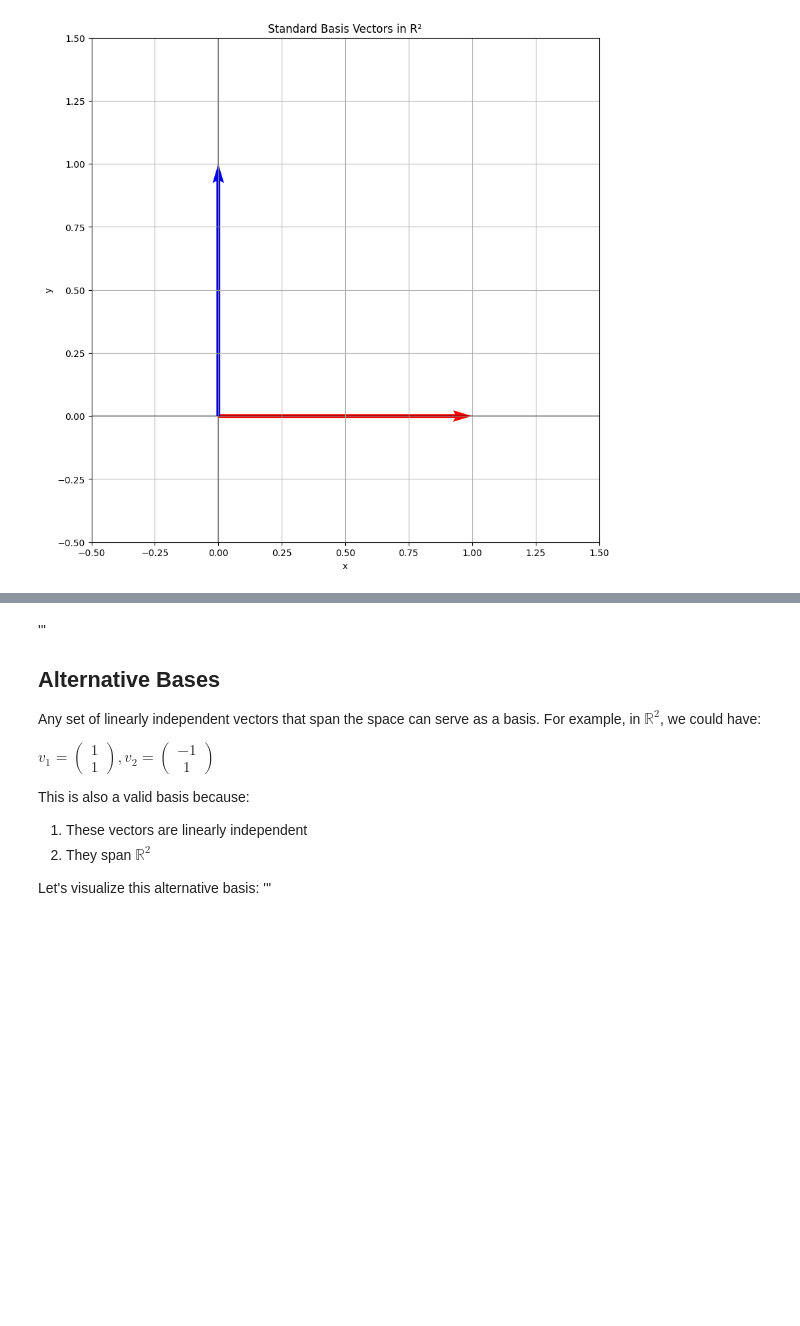
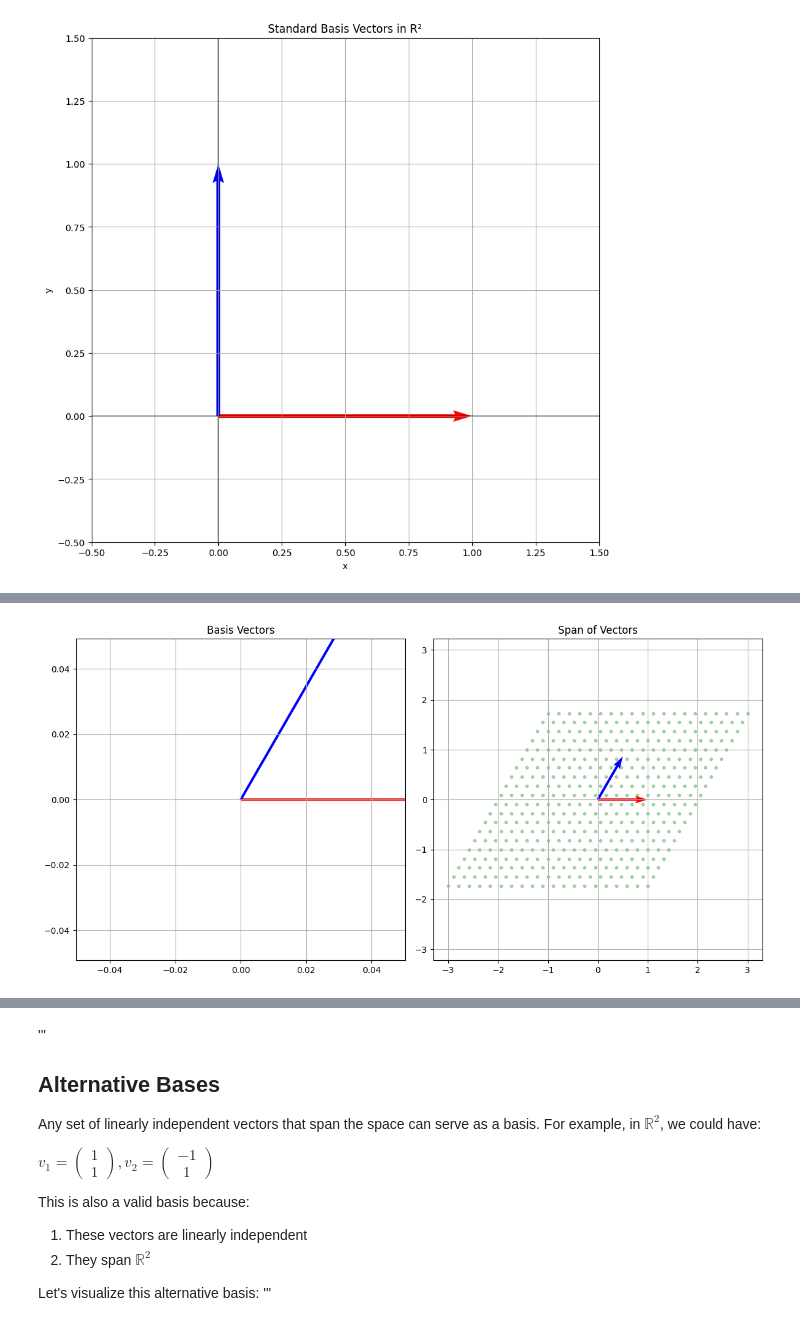
Before and after one commit to RobGhys/mi, a Jupyter notebook: notebooks/1_maths/1_core_maths.ipynb, the cells around one changed output, grey strips where cells are left out. Cells and saved outputs as stored; diff of their text form; code cells hidden in the pictures; blank space fills up the shorter version.

```diff
--- a/notebooks/1_maths/1_core_maths.ipynb
+++ b/notebooks/1_maths/1_core_maths.ipynb
@@ -59,0 +91,45 @@ plt.show()
+# %%
+def visualize_span():
+    # Create vectors
+    v1 = np.array([1, 0])
+    v2 = np.array([0.5, 0.866])  # 60-degree angle
+
+    # Create grid of coefficients
+    c1 = np.linspace(-2, 2, 20)
+    c2 = np.linspace(-2, 2, 20)
+    C1, C2 = np.meshgrid(c1, c2)
+
+    # Calculate points in span
+    X = C1*v1[0] + C2*v2[0]
+    Y = C1*v1[1] + C2*v2[1]
+
+    # Plot
+    plt.figure(figsize=(12, 6))
+
+    # Left plot: vectors
+    plt.subplot(121)
+    plt.quiver([0, 0], [0, 0], [v1[0], v2[0]], [v1[1], v2[1]],
+               angles='xy', scale_units='xy', scale=1, color=['r', 'b'])
+    plt.xlim(-2, 2)
+    plt.ylim(-2, 2)
+    plt.grid(True)
+    plt.title('Basis Vectors')
+    plt.axis('equal')
+
+    # Right plot: span
+    plt.subplot(122)
+    plt.scatter(X, Y, c='g', alpha=0.3, s=10)
+    plt.quiver([0, 0], [0, 0], [v1[0], v2[0]], [v1[1], v2[1]],
+               angles='xy', scale_units='xy', scale=1, color=['r', 'b'])
+    plt.xlim(-2, 2)
+    plt.ylim(-2, 2)
+    plt.grid(True)
+    plt.title('Span of Vectors')
+    plt.axis('equal')
+
+    plt.tight_layout()
+    plt.show()
+
+visualize_span()
+# %% [output]
+[figure, added]
```
Also changed, not shown: parts of 7 cells of this notebook, 1 other file.
